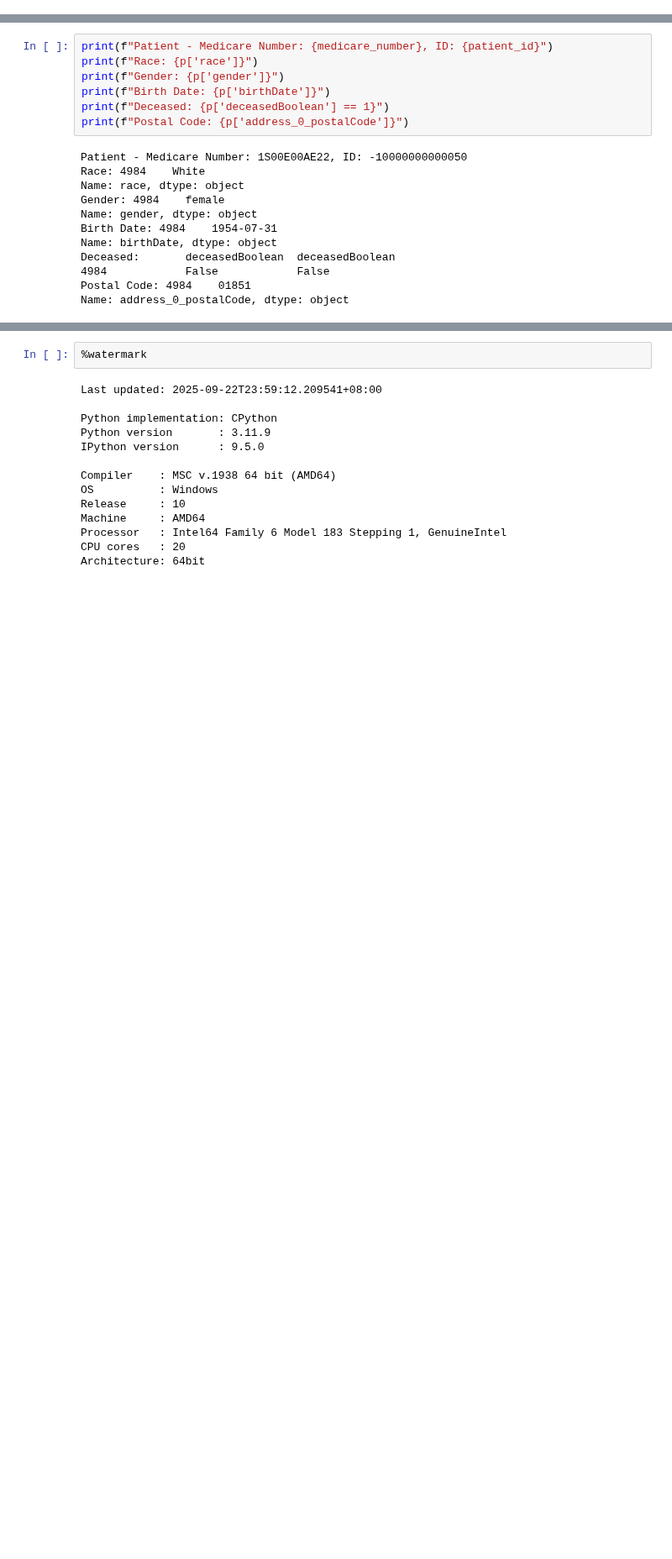
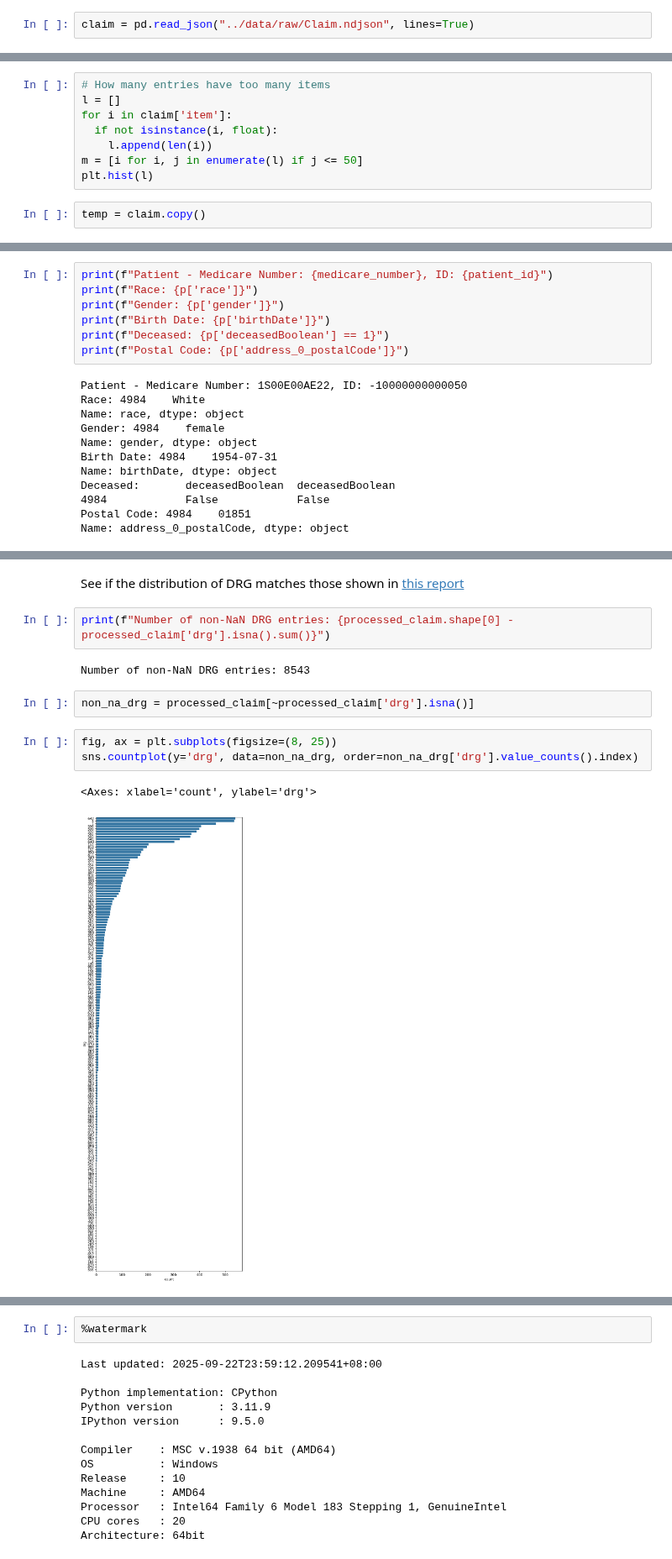
Before and after one commit to martza87/siads_696_mII, a Jupyter notebook: src/02_Merging_EDA.ipynb, the cells around one changed output, grey strips where cells are left out. Shown at 84% size. Saved outputs shown, nothing was run; the diff lists cells and outputs as text; blank space fills up the shorter version.

Commit message:
[Update] additional processing of claims. Breakdown of DRG codes

```diff
--- a/src/02_Merging_EDA.ipynb
+++ b/src/02_Merging_EDA.ipynb
@@ -178,0 +100,2 @@ for entry in claim_old['diagnosis']:
+# %%
+claim = pd.read_json("../data/raw/Claim.ndjson", lines=True)
@@ -178,0 +172,10 @@ for entry in claim_old['diagnosis']:
+# %%
+# How many entries have too many items
+l = []
+for i in claim['item']:
+  if not isinstance(i, float):
+    l.append(len(i))
+m = [i for i, j in enumerate(l) if j <= 50]
+plt.hist(l)
+# %%
+temp = claim.copy()
@@ -261,0 +413,14 @@ c.sort_values('billablePeriod_start')
+# %% [markdown]
+See if the distribution of DRG matches those shown in [this report](https://www.definitivehc.com/blog/top-10-inpatient-diagnoses-by-drg-codes)
+# %%
+print(f"Number of non-NaN DRG entries: {processed_claim.shape[0] - processed_claim['drg'].isna().sum()}")
+# %% [output]
+Number of non-NaN DRG entries: 8543
+# %%
+non_na_drg = processed_claim[~processed_claim['drg'].isna()]
+# %%
+fig, ax = plt.subplots(figsize=(8, 25))
+sns.countplot(y='drg', data=non_na_drg, order=non_na_drg['drg'].value_counts().index)
+# %% [output]
+<Axes: xlabel='count', ylabel='drg'>
+[figure, added]
```
Also changed, not shown: parts of 34 cells of this notebook, 1 other file.
